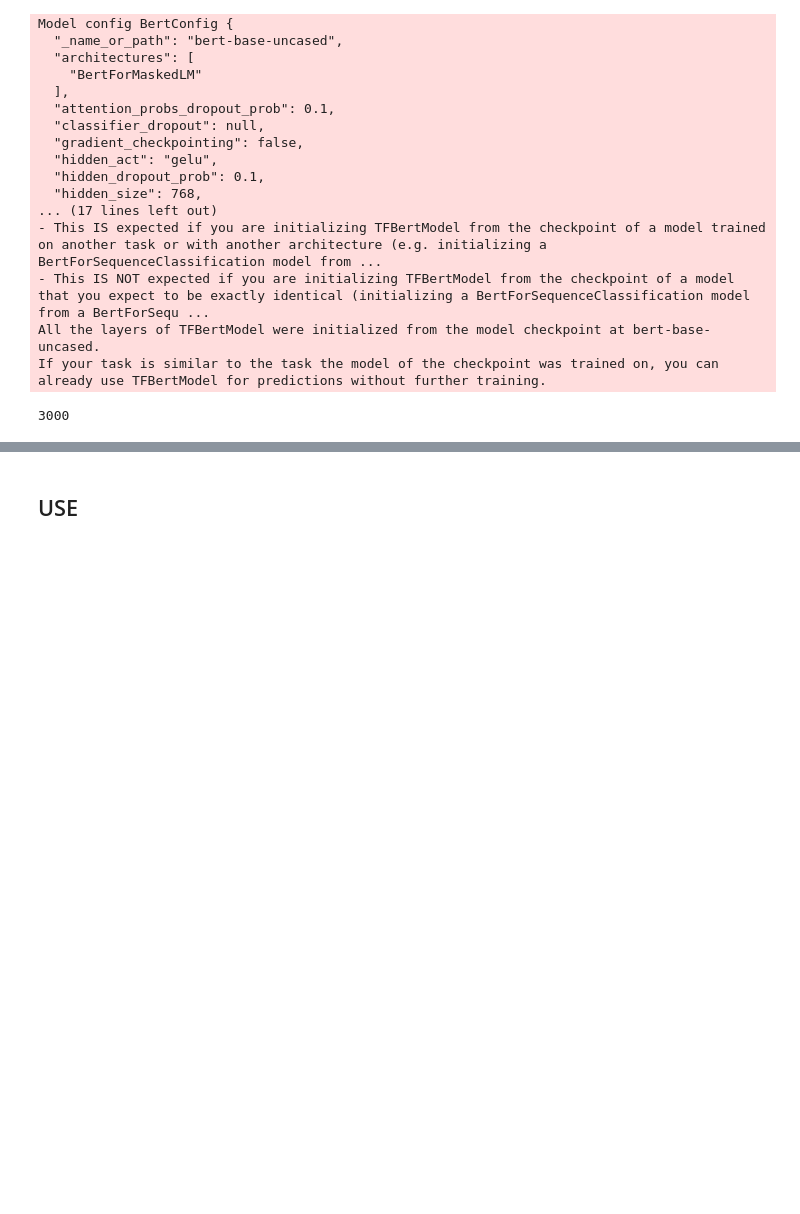
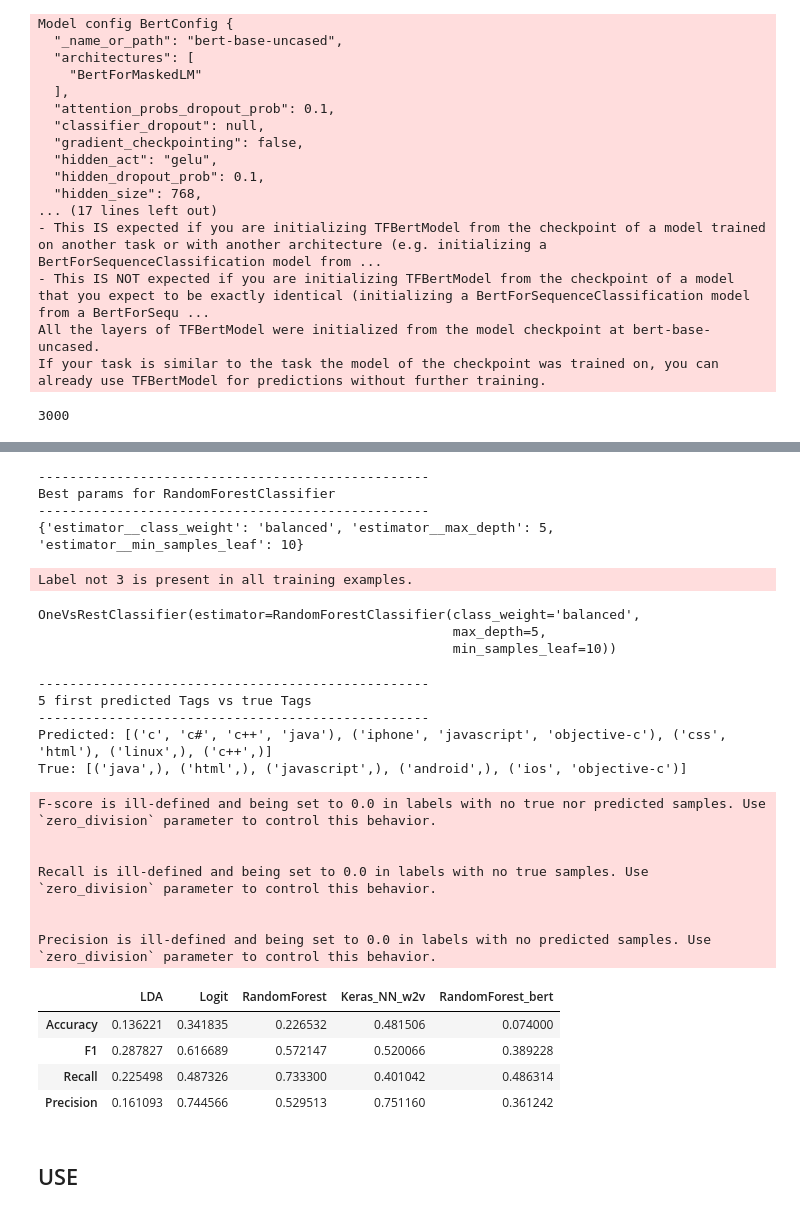
Before and after one commit to Oumnia-Sdn/Project-5-Categoriser-automatiquement-des-questions, a Jupyter notebook: Notebooks/Essais .ipynb, the cells around one changed output, grey strips where cells are left out. Cells and saved outputs as stored; diff of their text form; code cells hidden in the pictures; blank space fills up the shorter version.

Commit message:
Evaluation of RF with BERT embedded questions

```diff
--- a/Notebooks/Essais .ipynb
+++ b/Notebooks/Essais .ipynb
@@ -1343,0 +1437,65 @@ array([[-0.1504677 , -0.18781541,  0.1090909 , ..., -0.15699613,
+# %%
+bert_rfc_cv_results = pd.DataFrame.from_dict(bert_rfc_cv.cv_results_)
+print("-"*50)
+print("Best params for RandomForestClassifier")
+print("-" * 50)
+bert_rfc_best_params = bert_rfc_cv.best_params_
+print(bert_rfc_best_params)
+# %% [output]
+--------------------------------------------------
+Best params for RandomForestClassifier
+--------------------------------------------------
+{'estimator__class_weight': 'balanced', 'estimator__max_depth': 5, 'estimator__min_samples_leaf': 10}
+# %%
+#formatting for the arguments of the Model
+bert_rfc_best_params_arg = {}
+for k, v in bert_rfc_best_params.items():
+    bert_rfc_best_params_arg[k.replace("estimator__","")] = v
+# %%
+# Refit RandomForestClassifier with best_params on full data
+bert_rfc_best_model = OneVsRestClassifier(RandomForestClassifier(**bert_rfc_best_params_arg))
+bert_rfc_best_model.fit(X_train, y_train)
+# %% [output]
+Label not 3 is present in all training examples.
+OneVsRestClassifier(estimator=RandomForestClassifier(class_weight='balanced',
+                                                     max_depth=5,
+                                                     min_samples_leaf=10))
+# %%
+# Predict
+y_test_predicted_labels_rfc_bert = bert_rfc_best_model.predict(X_test)
+
+# Inverse transform
+y_test_pred_inversed_rfc_bert = multilabel_binarizer\
+    .inverse_transform(y_test_predicted_labels_rfc_bert)
+
+print("-"*50)
+print("5 first predicted Tags vs true Tags")
+print("-" * 50)
+print("Predicted:", y_test_pred_inversed_rfc_bert[0:5])
+print("True:", y_test_inversed[0:5])
+# %% [output]
+--------------------------------------------------
+5 first predicted Tags vs true Tags
+--------------------------------------------------
+Predicted: [('c', 'c#', 'c++', 'java'), ('iphone', 'javascript', 'objective-c'), ('css', 'html'), ('linux',), ('c++',)]
+True: [('java',), ('html',), ('javascript',), ('android',), ('ios', 'objective-c')]
+# %%
+#Evaluation
+df_metrics_rfc = metrics_scores("RandomForest_bert",
+                                   df=df_metrics,
+                                   y_true = y_test,
+                                   y_pred = y_test_predicted_labels_rfc_bert)
+df_metrics_rfc
+# %% [output]
+F-score is ill-defined and being set to 0.0 in labels with no true nor predicted samples. Use `zero_division` parameter to control this behavior.
+
+
+Recall is ill-defined and being set to 0.0 in labels with no true samples. Use `zero_division` parameter to control this behavior.
+
+
+Precision is ill-defined and being set to 0.0 in labels with no predicted samples. Use `zero_division` parameter to control this behavior.
+|  | LDA | Logit | RandomForest | Keras_NN_w2v | RandomForest_bert |
+| Accuracy | 0.136221 | 0.341835 | 0.226532 | 0.481506 | 0.074000 |
+| F1 | 0.287827 | 0.616689 | 0.572147 | 0.520066 | 0.389228 |
+| Recall | 0.225498 | 0.487326 | 0.733300 | 0.401042 | 0.486314 |
+| Precision | 0.161093 | 0.744566 | 0.529513 | 0.751160 | 0.361242 |
```
Also changed, not shown: parts of 41 cells of this notebook, 3 other files.
